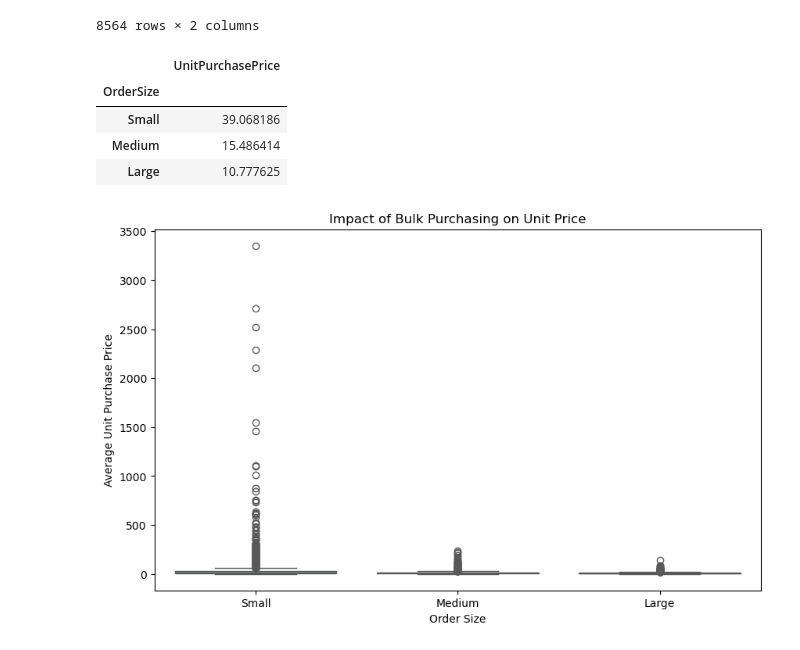
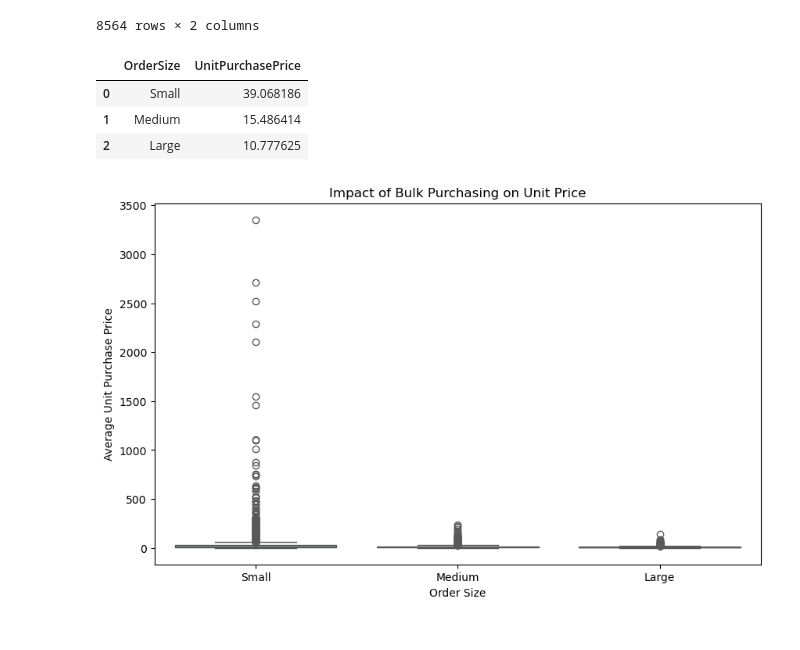
Before and after one commit to aman12-10-12/Vendor-Performance-Analysis, a Jupyter notebook: Vendor Performance Analysis.ipynb, the cells around one changed output. Cells and saved outputs as stored; diff of their text form; code cells hidden in the pictures.

```diff
--- a/Vendor Performance Analysis.ipynb
+++ b/Vendor Performance Analysis.ipynb
@@ -499,13 +499,12 @@ df[['OrderSize', 'TotalPurchaseQuantity']]
 | 8563 | Small | 1 |
 8564 rows × 2 columns
 # %%
-df.groupby('OrderSize')[['UnitPurchasePrice']].mean()
+df.groupby('OrderSize')[['UnitPurchasePrice']].mean().reset_index()
 # %% [output]
-|  | UnitPurchasePrice |
-| OrderSize |  |
-| Small | 39.068186 |
-| Medium | 15.486414 |
-| Large | 10.777625 |
+|  | OrderSize | UnitPurchasePrice |
+| 0 | Small | 39.068186 |
+| 1 | Medium | 15.486414 |
+| 2 | Large | 10.777625 |
 # %%
 plt.figure(figsize=(10,6))
 sns.boxplot(data=df, x='OrderSize', y="UnitPurchasePrice", palette='Set2')
```
Also changed, not shown: parts of 1 cell of this notebook, 2 other files.
